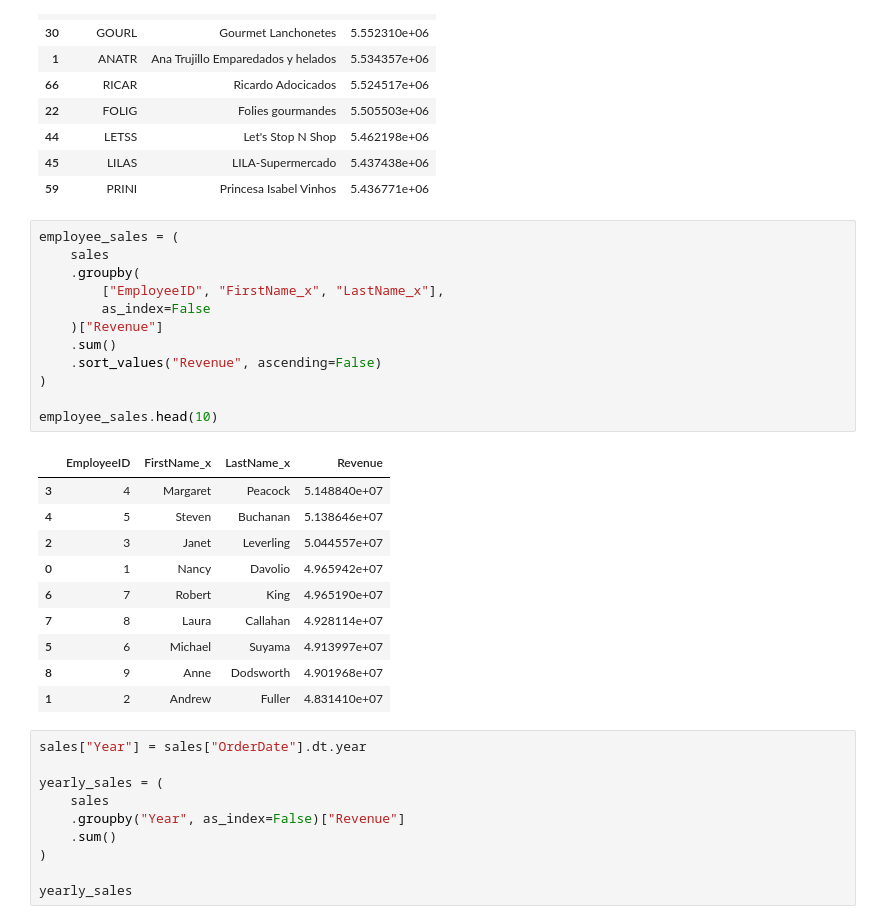
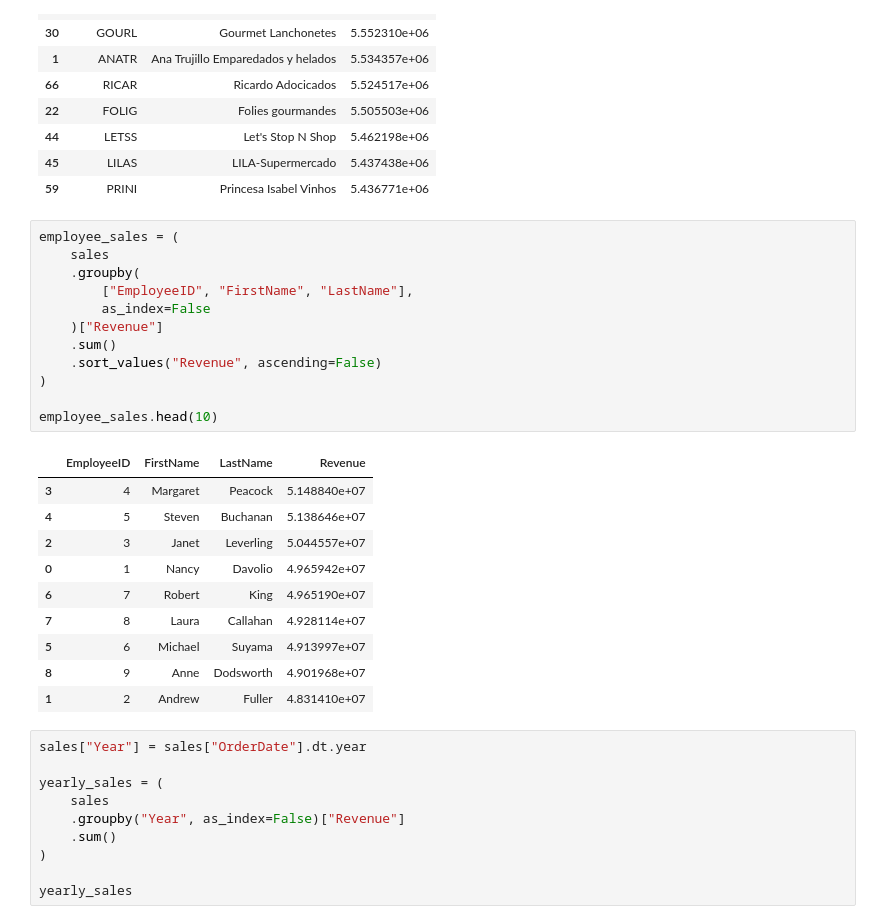
Before and after one commit to Mo7amedsedawi/northwind-sales-analytics, a Jupyter notebook: notebooks/01_data_extraction.ipynb, the cells around one changed output. Drawn from its saved outputs; the diff is of its cells as text.

```diff
--- a/notebooks/01_data_extraction.ipynb
+++ b/notebooks/01_data_extraction.ipynb
@@ -299,17 +299,17 @@ customer_sales.head(10)
 # %%
 employee_sales = (
     sales
     .groupby(
-        ["EmployeeID", "FirstName_x", "LastName_x"],
+        ["EmployeeID", "FirstName", "LastName"],
         as_index=False
     )["Revenue"]
     .sum()
     .sort_values("Revenue", ascending=False)
 )
 
 employee_sales.head(10)
 # %% [output]
-|  | EmployeeID | FirstName_x | LastName_x | Revenue |
+|  | EmployeeID | FirstName | LastName | Revenue |
 | 3 | 4 | Margaret | Peacock | 5.148840e+07 |
 | 4 | 5 | Steven | Buchanan | 5.138646e+07 |
 | 2 | 3 | Janet | Leverling | 5.044557e+07 |
```
Also changed, not shown: parts of 3 cells of this notebook, 1 other file.
